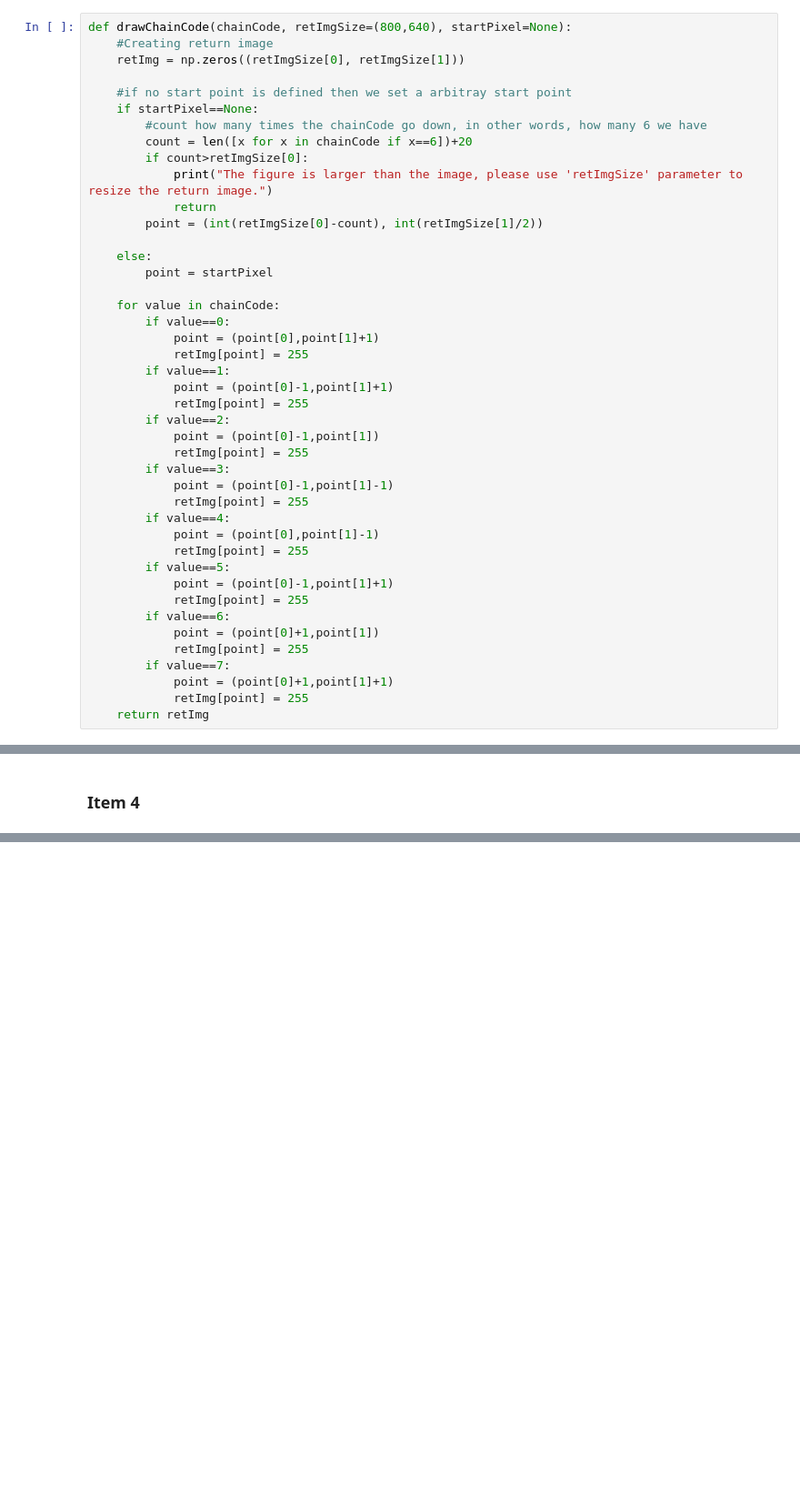
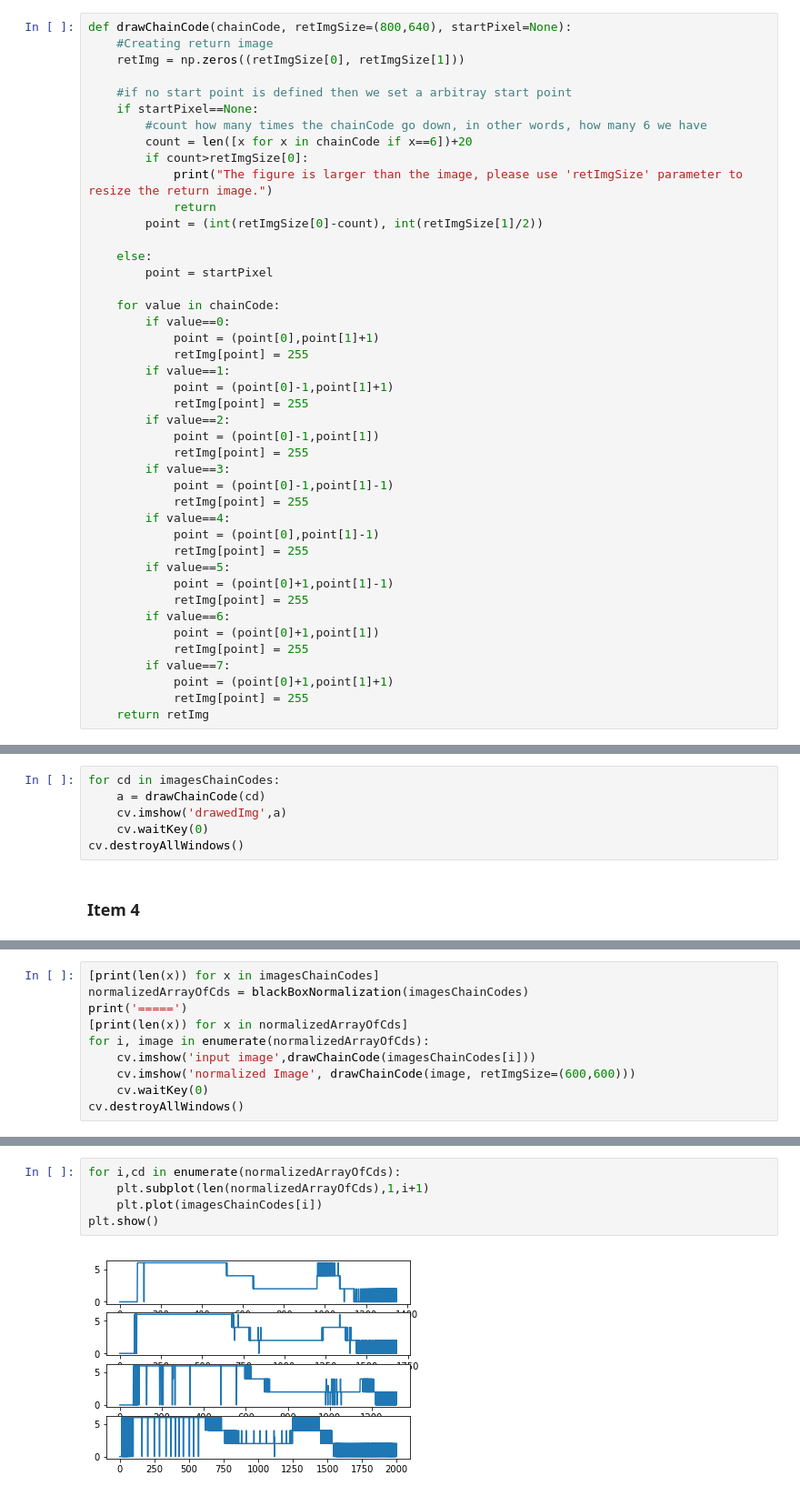
Before and after one commit to MouraYuri/Lapisco_Training, a Jupyter notebook: data_mining_2D/exercises_list.ipynb, the cells around one changed output, grey strips where cells are left out. Shown at 91% size. Cells and saved outputs as stored; diff of their text form; blank space fills up the shorter version.

```diff
--- a/data_mining_2D/exercises_list.ipynb
+++ b/data_mining_2D/exercises_list.ipynb
@@ -166,7 +171,7 @@ def drawChainCode(chainCode, retImgSize=(800,640), startPixel=None):
             point = (point[0],point[1]-1)
             retImg[point] = 255
         if value==5:
-            point = (point[0]-1,point[1]+1)
+            point = (point[0]+1,point[1]-1)
             retImg[point] = 255
         if value==6:
             point = (point[0]+1,point[1])
@@ -180,6 +185,12 @@ drawedImg = drawChainCode(cd)
 cv.imshow('drawedImg', drawedImg)
 cv.waitKey(0)
 cv.destroyAllWindows()
+# %%
+for cd in imagesChainCodes:
+    a = drawChainCode(cd)
+    cv.imshow('drawedImg',a)
+    cv.waitKey(0)
+cv.destroyAllWindows()
 # %% [markdown]
 ### Item 4
 # %%
@@ -221,0 +227,10 @@ print(([len(x) for x in normalizedArrayOfCds]))
+# %%
+[print(len(x)) for x in imagesChainCodes]
+normalizedArrayOfCds = blackBoxNormalization(imagesChainCodes)
+print('=====')
+[print(len(x)) for x in normalizedArrayOfCds]
+for i, image in enumerate(normalizedArrayOfCds):
+    cv.imshow('input image',drawChainCode(imagesChainCodes[i]))
+    cv.imshow('normalized Image', drawChainCode(image, retImgSize=(600,600)))
+    cv.waitKey(0)
+cv.destroyAllWindows()
@@ -221,0 +247,7 @@ print(([len(x) for x in normalizedArrayOfCds]))
+# %%
+for i,cd in enumerate(normalizedArrayOfCds):
+    plt.subplot(len(normalizedArrayOfCds),1,i+1)
+    plt.plot(imagesChainCodes[i])
+plt.show()
+# %% [output]
+[figure, added]
```
Also changed, not shown: parts of 16 cells of this notebook, 2 other files.
